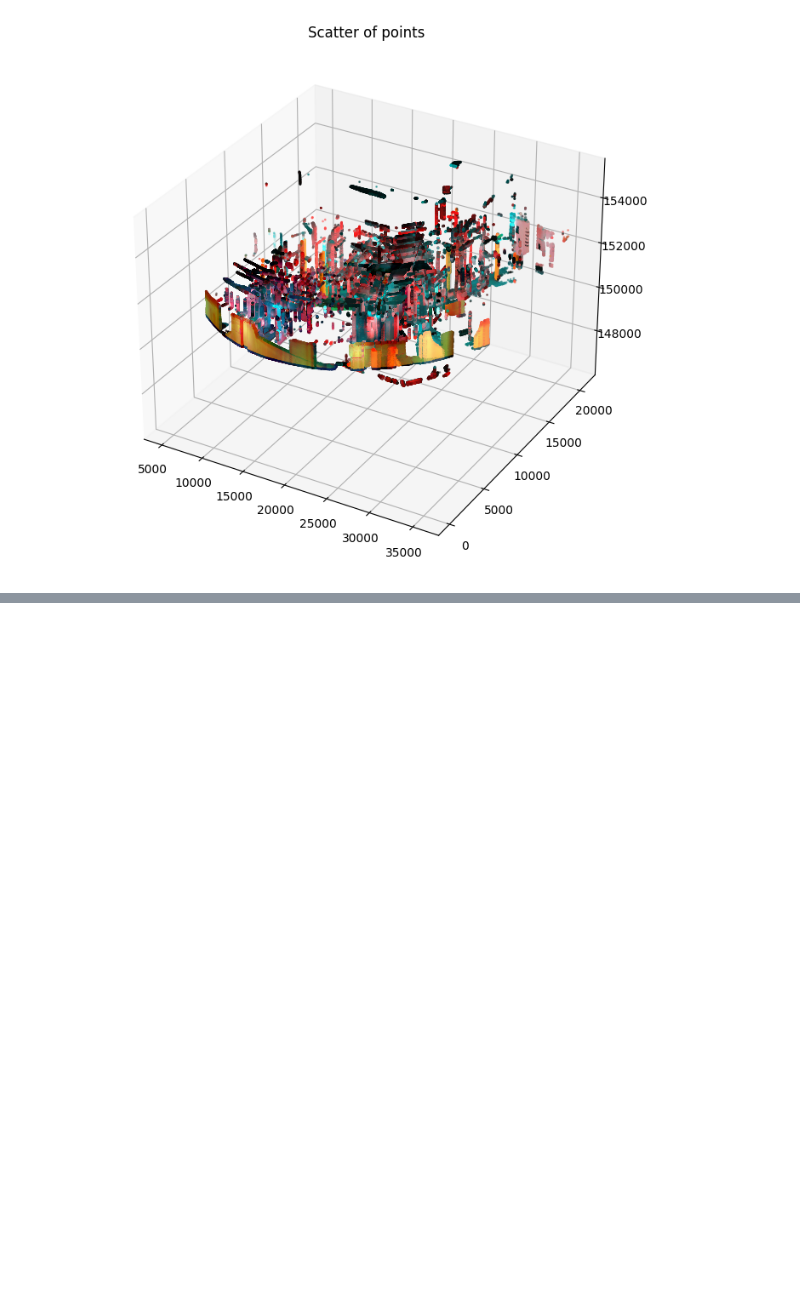
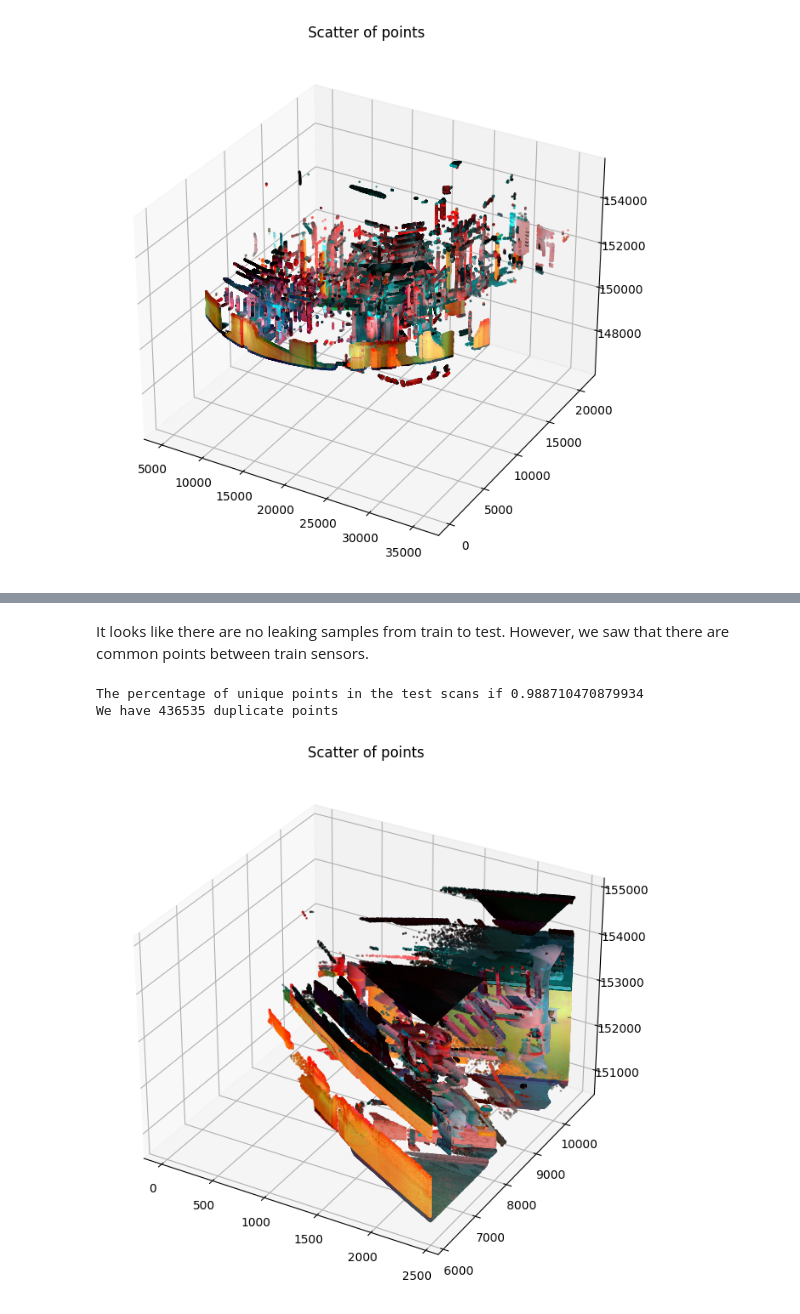
Before and after one commit to alexjercan/point-cloud-segmentation, a Jupyter notebook: eda.ipynb, the cells around one changed output, grey strips where cells are left out. Cells and saved outputs as stored; diff of their text form; code cells hidden in the pictures; blank space fills up the shorter version.

```diff
--- a/eda.ipynb
+++ b/eda.ipynb
@@ -318,0 +333,8 @@ plt.show()
+# %%
+x_test = load_data.load_xfile(xtest_path)
+# %%
+x_test_arr = np.concatenate(list(x_test.values()))
+# %%
+x_test_arr = np.ascontiguousarray(x_test_arr)
+
+x_test_arr.shape
@@ -318,0 +371,31 @@ plt.show()
+# %% [markdown]
+It looks like there are no leaking samples from train to test. However, we saw that there are common points between train sensors.
+# %%
+x_u, c = np.unique(x_test_arr, return_counts=True, axis=0)
+dup = x_u[c > 1]
+# %%
+print(f"The percentage of unique points in the test scans if {x_u.shape[0] / x_test_arr.shape[0]}")
+print(f"We have {dup.shape[0]} duplicate points")
+# %% [output]
+The percentage of unique points in the test scans if 0.988710470879934
+We have 436535 duplicate points
+# %%
+x_sample = x_u[:1_000_000]
+
+x_sample_pos = x_sample[:, :3]
+x_sample_rgb = x_sample[:, 3:6] / 255.0
+x_sample_int = x_sample[:, 6:] / 255.0
+
+x = x_sample_pos[:, 0]
+y = x_sample_pos[:, 1]
+z = x_sample_pos[:, 2]
+
+fig = plt.figure(figsize=(8, 8))
+ax = fig.add_subplot(111, projection='3d')
+
+ax.scatter(x, y, z, c=x_sample_rgb, s=1)
+
+plt.title("Scatter of points")
+plt.show()
+# %% [output]
+[figure, added]
```
Also changed, not shown: parts of 12 cells of this notebook, 3 other files.
